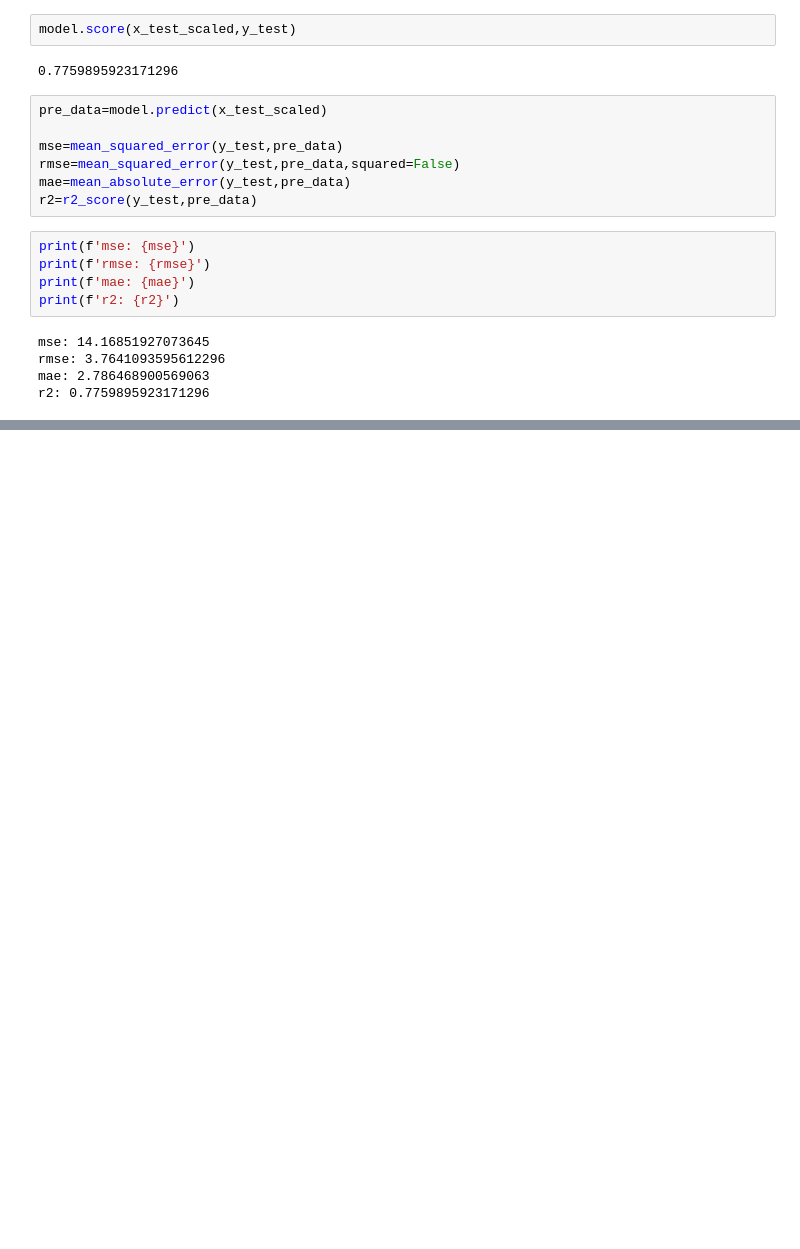
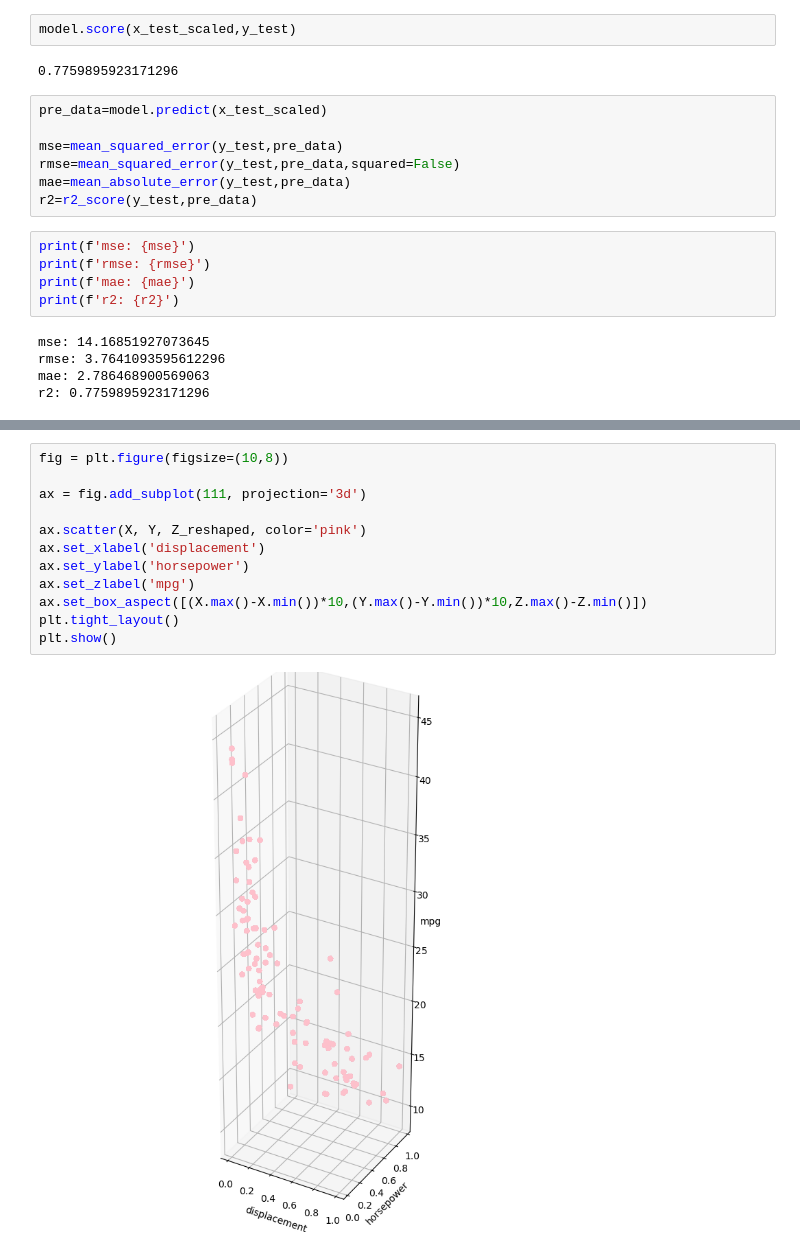
Before and after one commit to dlrjrlaudwn/KDT, a Jupyter notebook: ML/0828/work_김영주_0828.ipynb, the cells around one changed output, grey strips where cells are left out. Drawn from its saved outputs; the diff is of its cells as text; blank space fills up the shorter version.

```diff
--- a/ML/0828/work_김영주_0828.ipynb
+++ b/ML/0828/work_김영주_0828.ipynb
@@ -188,0 +293,14 @@ r2: 0.7759895923171296
+# %%
+fig = plt.figure(figsize=(10,8))
+
+ax = fig.add_subplot(111, projection='3d')
+
+ax.scatter(X, Y, Z_reshaped, color='pink')
+ax.set_xlabel('displacement')
+ax.set_ylabel('horsepower')
+ax.set_zlabel('mpg')
+ax.set_box_aspect([(X.max()-X.min())*10,(Y.max()-Y.min())*10,Z.max()-Z.min()])
+plt.tight_layout()
+plt.show()
+# %% [output]
+[figure, added]
```
Also changed, not shown: parts of 12 cells of this notebook.
